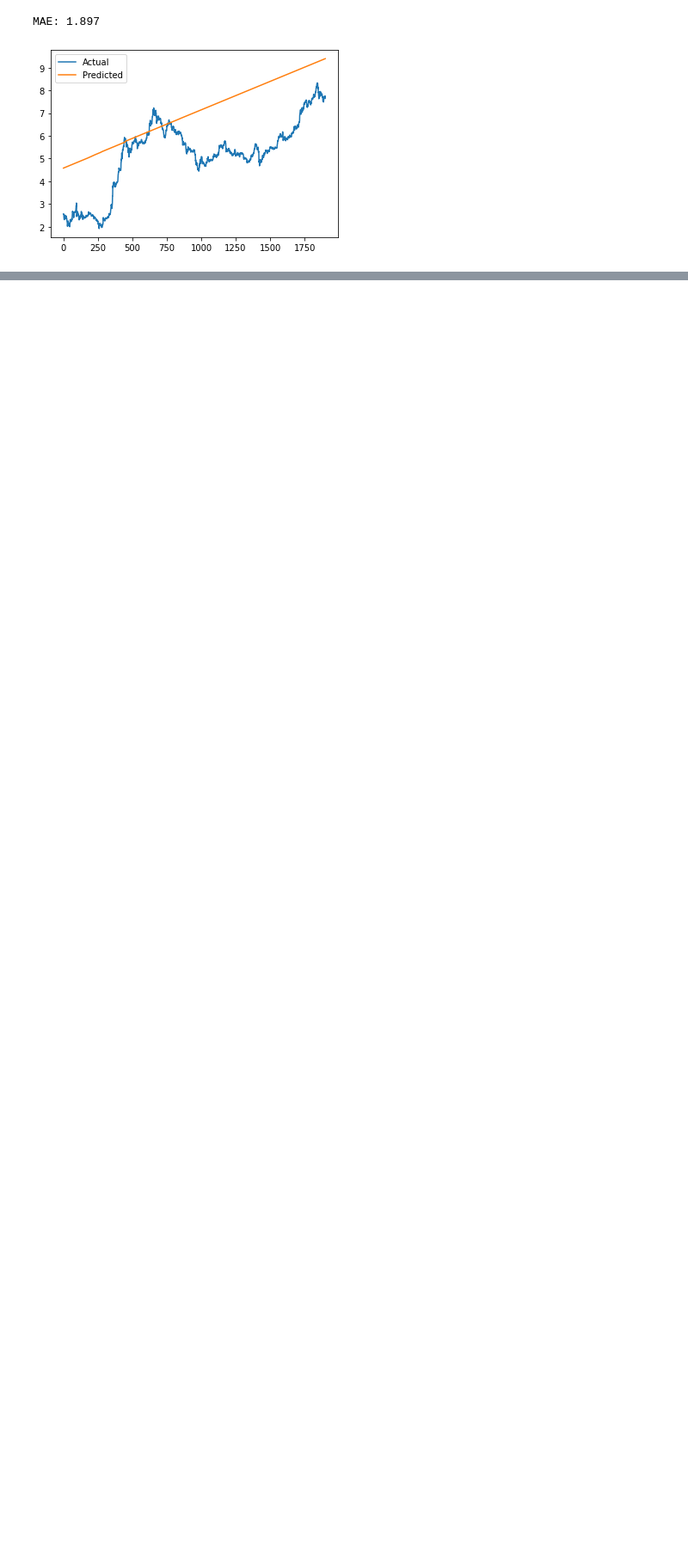
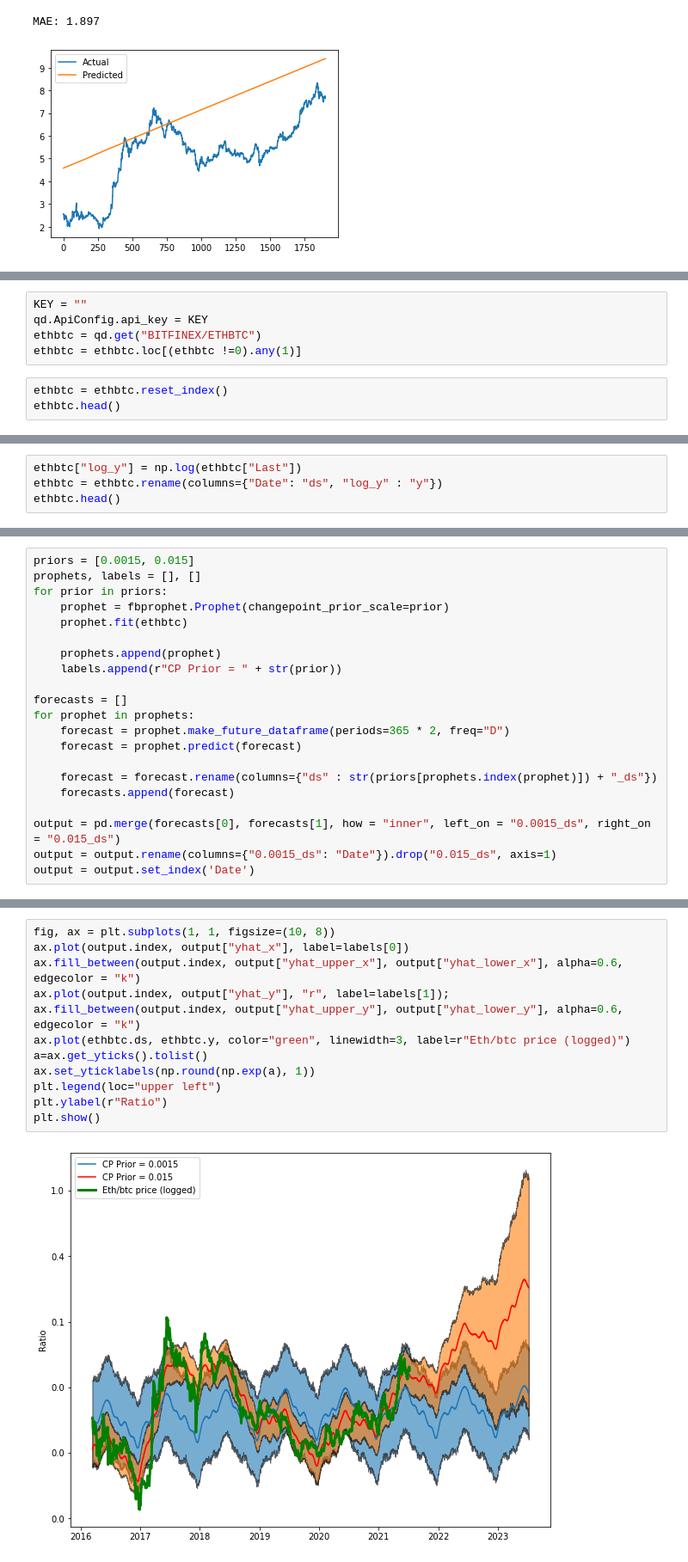
Before and after one commit to pedroafleite/btc-eth-risk-assessment, a Jupyter notebook: prophet.ipynb, the cells around one changed output, grey strips where cells are left out. Shown at 86% size. Drawn from its saved outputs; the diff is of its cells as text; blank space fills up the shorter version.

```diff
--- a/prophet.ipynb
+++ b/prophet.ipynb
@@ -188,0 +191,8 @@ MAE: 1.897
+# %%
+KEY = ""
+qd.ApiConfig.api_key = KEY
+ethbtc = qd.get("BITFINEX/ETHBTC")
+ethbtc = ethbtc.loc[(ethbtc !=0).any(1)]
+# %%
+ethbtc = ethbtc.reset_index()
+ethbtc.head()
@@ -188,0 +206,4 @@ MAE: 1.897
+# %%
+ethbtc["log_y"] = np.log(ethbtc["Last"])
+ethbtc = ethbtc.rename(columns={"Date": "ds", "log_y" : "y"})
+ethbtc.head()
@@ -188,0 +217,21 @@ MAE: 1.897
+# %%
+priors = [0.0015, 0.015]
+prophets, labels = [], []
+for prior in priors:
+    prophet = fbprophet.Prophet(changepoint_prior_scale=prior)
+    prophet.fit(ethbtc)
+
+    prophets.append(prophet)
+    labels.append(r"CP Prior = " + str(prior))
+
+forecasts = []
+for prophet in prophets:
+    forecast = prophet.make_future_dataframe(periods=365 * 2, freq="D")
+    forecast = prophet.predict(forecast)
+
+    forecast = forecast.rename(columns={"ds" : str(priors[prophets.index(prophet)]) + "_ds"})
+    forecasts.append(forecast)
+
+output = pd.merge(forecasts[0], forecasts[1], how = "inner", left_on = "0.0015_ds", right_on = "0.015_ds")
+output = output.rename(columns={"0.0015_ds": "Date"}).drop("0.015_ds", axis=1)
+output = output.set_index('Date')
@@ -188,0 +241,14 @@ MAE: 1.897
+# %%
+fig, ax = plt.subplots(1, 1, figsize=(10, 8))
+ax.plot(output.index, output["yhat_x"], label=labels[0])
+ax.fill_between(output.index, output["yhat_upper_x"], output["yhat_lower_x"], alpha=0.6, edgecolor = "k")
+ax.plot(output.index, output["yhat_y"], "r", label=labels[1]);
+ax.fill_between(output.index, output["yhat_upper_y"], output["yhat_lower_y"], alpha=0.6, edgecolor = "k")
+ax.plot(ethbtc.ds, ethbtc.y, color="green", linewidth=3, label=r"Eth/btc price (logged)")
+a=ax.get_yticks().tolist()
+ax.set_yticklabels(np.round(np.exp(a), 1))
+plt.legend(loc="upper left")
+plt.ylabel(r"Ratio")
+plt.show()
+# %% [output]
+[figure, added]
```
Also changed, not shown: parts of 5 cells of this notebook.
